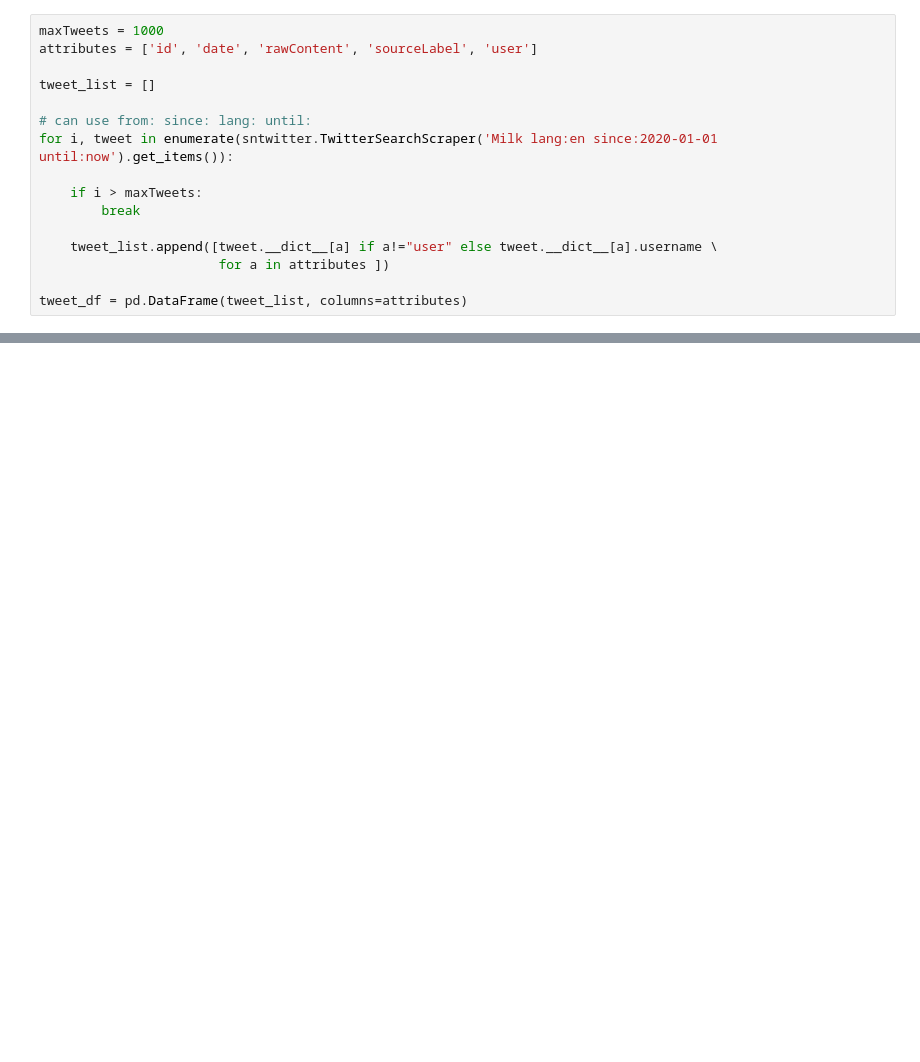
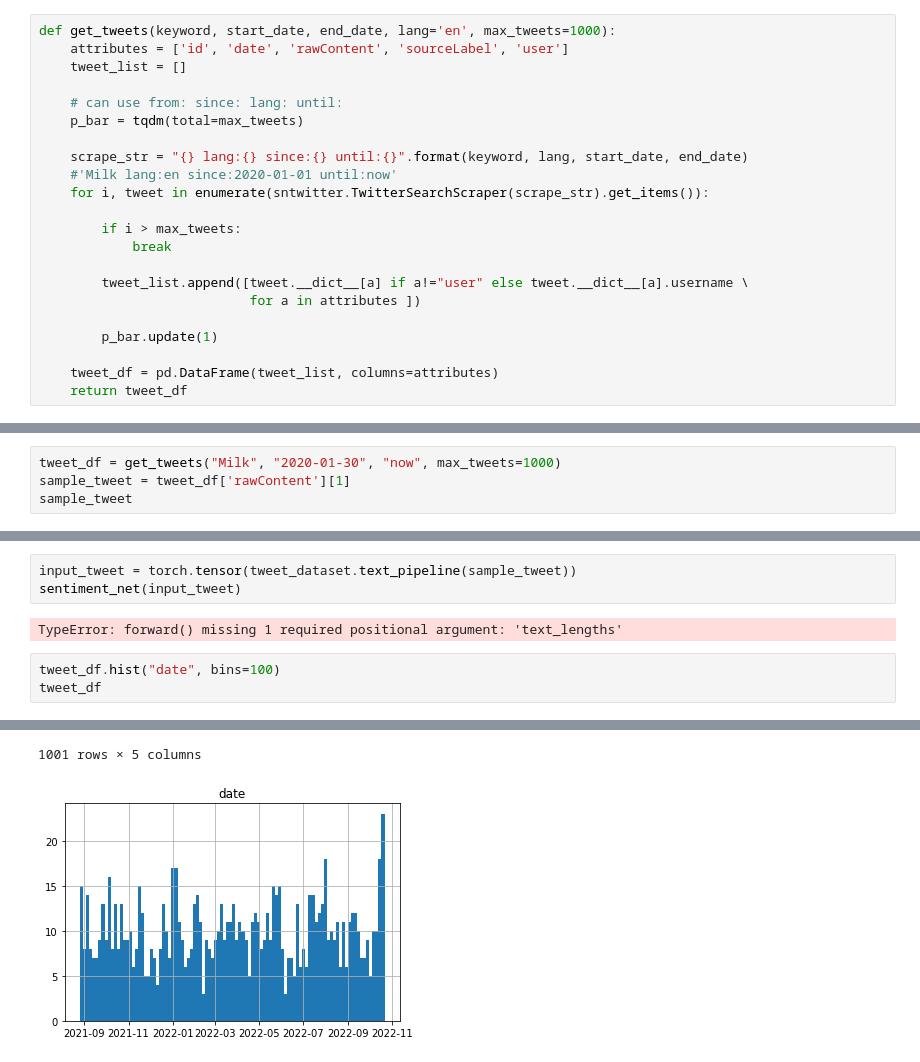
Before and after one commit to jmniederle/product-sentiment, a Jupyter notebook: data_collection/Twitter_scraping.ipynb, the cells around one changed output, grey strips where cells are left out. Saved outputs shown, nothing was run; the diff lists cells and outputs as text; blank space fills up the shorter version.

```diff
--- a/data_collection/Twitter_scraping.ipynb
+++ b/data_collection/Twitter_scraping.ipynb
@@ -4,16 +24,22 @@ import pandas as pd
 # %%
-maxTweets = 1000
-attributes = ['id', 'date', 'rawContent', 'sourceLabel', 'user']
+def get_tweets(keyword, start_date, end_date, lang='en', max_tweets=1000):
+    attributes = ['id', 'date', 'rawContent', 'sourceLabel', 'user']
+    tweet_list = []
 
-tweet_list = []
+    # can use from: since: lang: until:
+    p_bar = tqdm(total=max_tweets)
 
-# can use from: since: lang: until:
-for i, tweet in enumerate(sntwitter.TwitterSearchScraper('Milk lang:en since:2020-01-01 until:now').get_items()):
+    scrape_str = "{} lang:{} since:{} until:{}".format(keyword, lang, start_date, end_date)
+    #'Milk lang:en since:2020-01-01 until:now'
+    for i, tweet in enumerate(sntwitter.TwitterSearchScraper(scrape_str).get_items()):
 
-    if i > maxTweets:
-        break
+        if i > max_tweets:
+            break
 
-    tweet_list.append([tweet.__dict__[a] if a!="user" else tweet.__dict__[a].username \
-                       for a in attributes ])
+        tweet_list.append([tweet.__dict__[a] if a!="user" else tweet.__dict__[a].username \
+                           for a in attributes ])
 
-tweet_df = pd.DataFrame(tweet_list, columns=attributes)
+        p_bar.update(1)
+
+    tweet_df = pd.DataFrame(tweet_list, columns=attributes)
+    return tweet_df
@@ -35,0 +66,4 @@ tweet_df
+# %%
+tweet_df = get_tweets("Milk", "2020-01-30", "now", max_tweets=1000)
+sample_tweet = tweet_df['rawContent'][1]
+sample_tweet
@@ -35,0 +123,9 @@ tweet_df
+# %%
+input_tweet = torch.tensor(tweet_dataset.text_pipeline(sample_tweet))
+sentiment_net(input_tweet)
+# %% [output]
+TypeError: forward() missing 1 required positional argument: 'text_lengths'
+# %%
+tweet_df.hist("date", bins=100)
+tweet_df
+# %% [output]
@@ -35,0 +144,2 @@ tweet_df
+1001 rows × 5 columns
+[figure, added]
```
Also changed, not shown: parts of 20 cells of this notebook, 7 other files.
